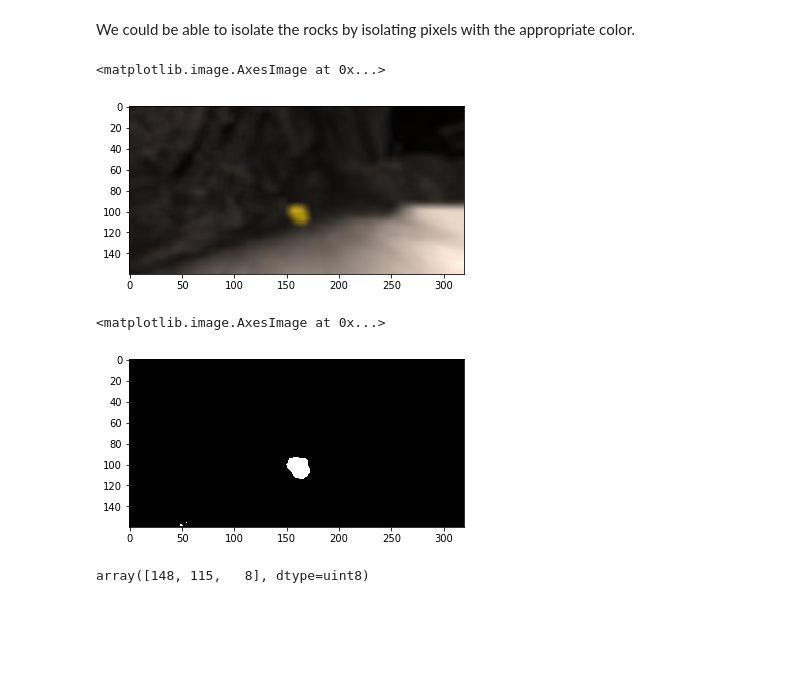
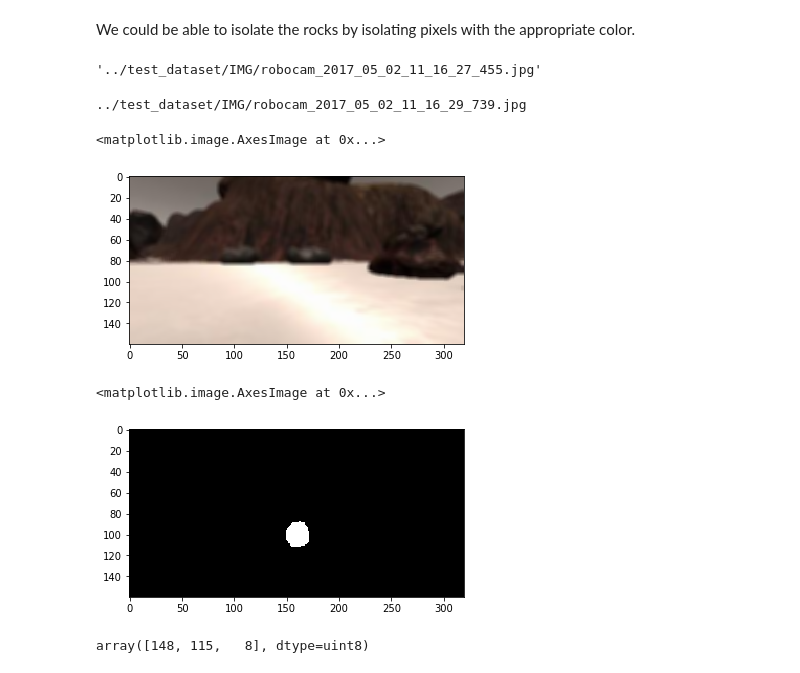
Before and after one commit to ndilsou/RoboND-Rover-Project, a Jupyter notebook: code/Rover_Project_Test_Notebook.ipynb, the cells around one changed output. Cells and saved outputs as stored; diff of their text form; code cells hidden in the pictures; blank space fills up the shorter version.

```diff
--- a/code/Rover_Project_Test_Notebook.ipynb
+++ b/code/Rover_Project_Test_Notebook.ipynb
@@ -208,21 +208,27 @@ We could be able to isolate the rocks by isolating pixels with the appropriate c
 # %%
 #98780B (152, 120, 11)
 #A08B0B (160, 139, 11)
-#907000 (144, 112, 0)
+img_list[idx]
+# %% [output]
+'../test_dataset/IMG/robocam_2017_05_02_11_16_27_455.jpg'
-# %%
-blurred_rock= cv2.GaussianBlur(src=rock_img2, ksize=(9,9), sigmaX=10)
-plt.imshow(blurred_rock, cmap="gray")#
-# %% [output]
-<matplotlib.image.AxesImage at 0x...>
-[figure, removed]
+# %%
+idx = np.random.randint(0, len(img_list)-1)
+print(img_list[idx])
+image = mpimg.imread("/home/ndiladjim/Downloads/IMG/robocam_2017_09_08_00_12_09_119.jpg")
+blurred_rock= cv2.GaussianBlur(src=image, ksize=(5,5), sigmaX=5)
+plt.imshow(blurred_rock, cmap="gray")
+# %% [output]
+../test_dataset/IMG/robocam_2017_05_02_11_16_29_739.jpg
+<matplotlib.image.AxesImage at 0x...>
+[figure, added]
 # %%
-binary_rock = rock_filter(rock_img2)
+binary_rock = rock_filter(image, ksize=(9,9), sigmaX=10)
 # gray_rock = cv2.cvtColor(tresh_rock, cv2.COLOR_RGB2GRAY)
 # th, binary_rock = cv2.threshold(gray_rock, 0, 255, cv2.THRESH_BINARY)
 plt.imshow(binary_rock, cmap="gray")
 # %% [output]
 <matplotlib.image.AxesImage at 0x...>
-[figure, old version]
+[figure, new version]
 # %%
 rock_warped = perspect_transform(binary_rock, source, destination)
 y, x = rock_warped.nonzero()
```
Also changed, not shown: parts of 18 cells of this notebook, 10 other files.
